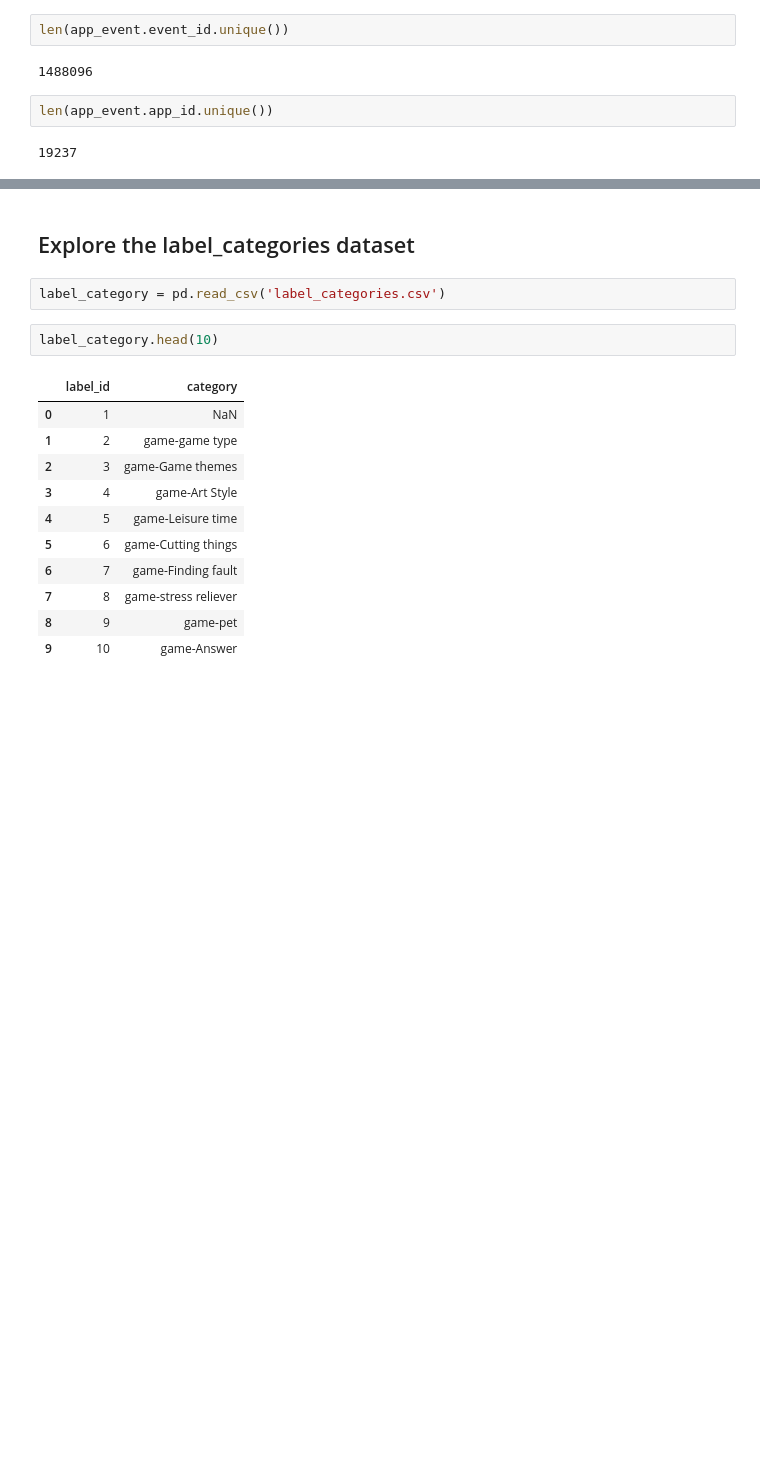
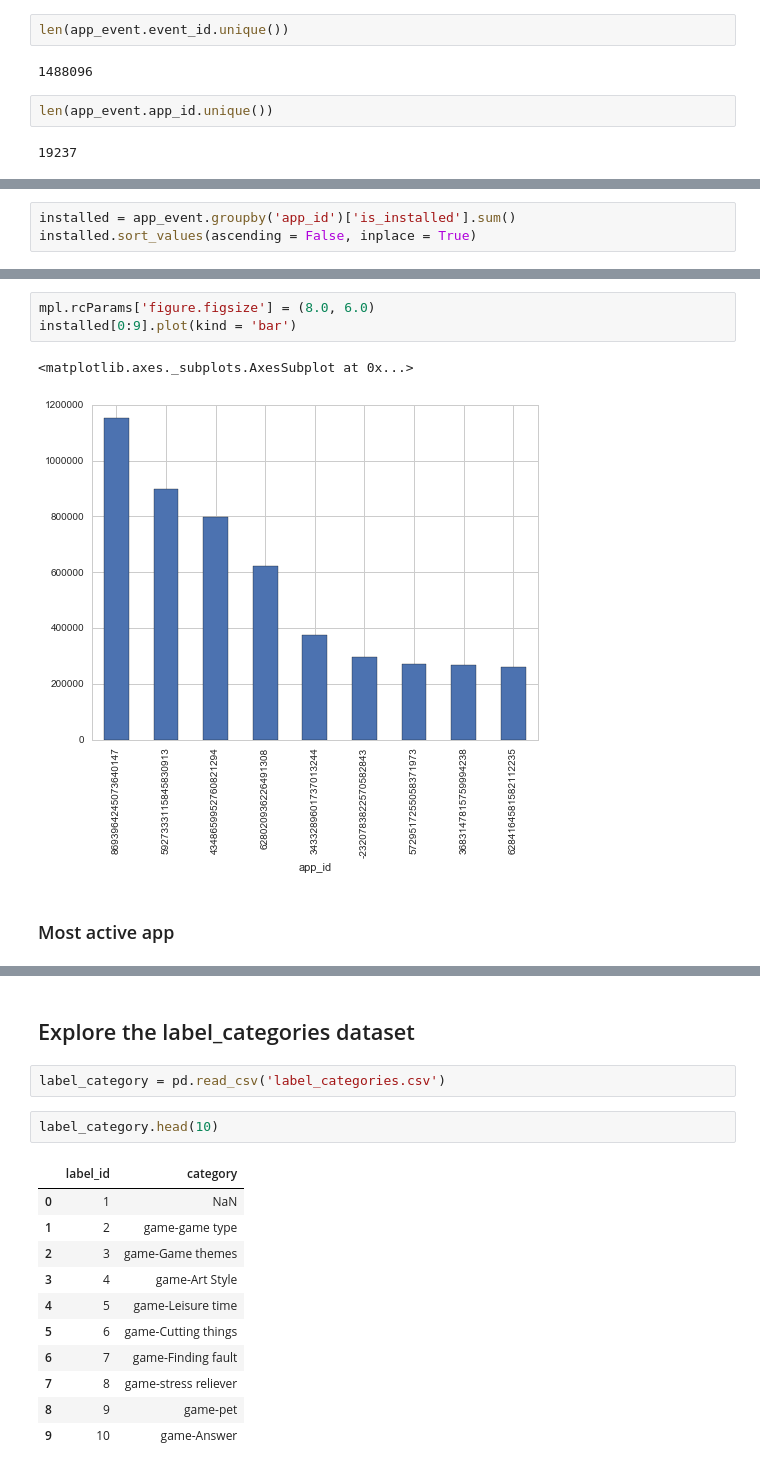
Before and after one commit to yanfei-wu/TalkingData, a Jupyter notebook: Explore App.ipynb, the cells around one changed output, grey strips where cells are left out. Saved outputs shown, nothing was run; the diff lists cells and outputs as text; blank space fills up the shorter version.

```diff
--- a/Explore App.ipynb
+++ b/Explore App.ipynb
@@ -55,0 +59,3 @@ len(app_event.app_id.unique())
+# %%
+installed = app_event.groupby('app_id')['is_installed'].sum()
+installed.sort_values(ascending = False, inplace = True)
@@ -55,0 +72,8 @@ len(app_event.app_id.unique())
+# %%
+mpl.rcParams['figure.figsize'] = (8.0, 6.0)
+installed[0:9].plot(kind = 'bar')
+# %% [output]
+<matplotlib.axes._subplots.AxesSubplot at 0x...>
+[figure, added]
+# %% [markdown]
+### Most active app
```
Also changed, not shown: parts of 33 cells of this notebook.
